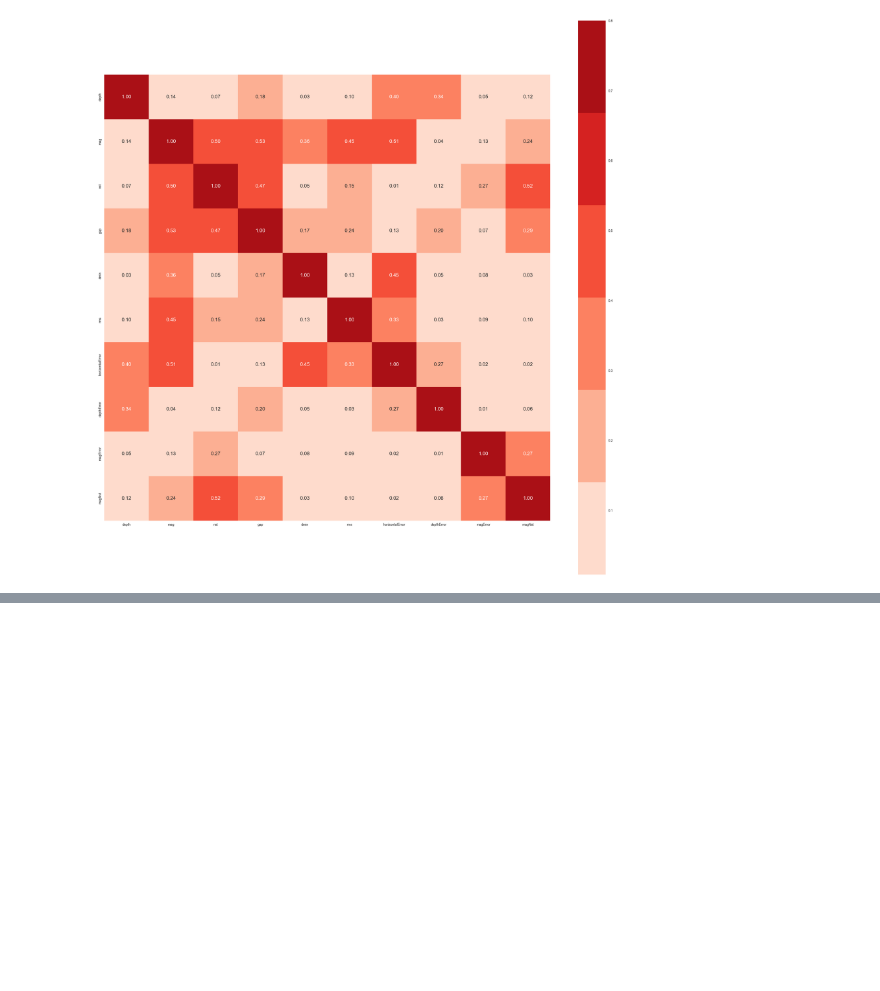
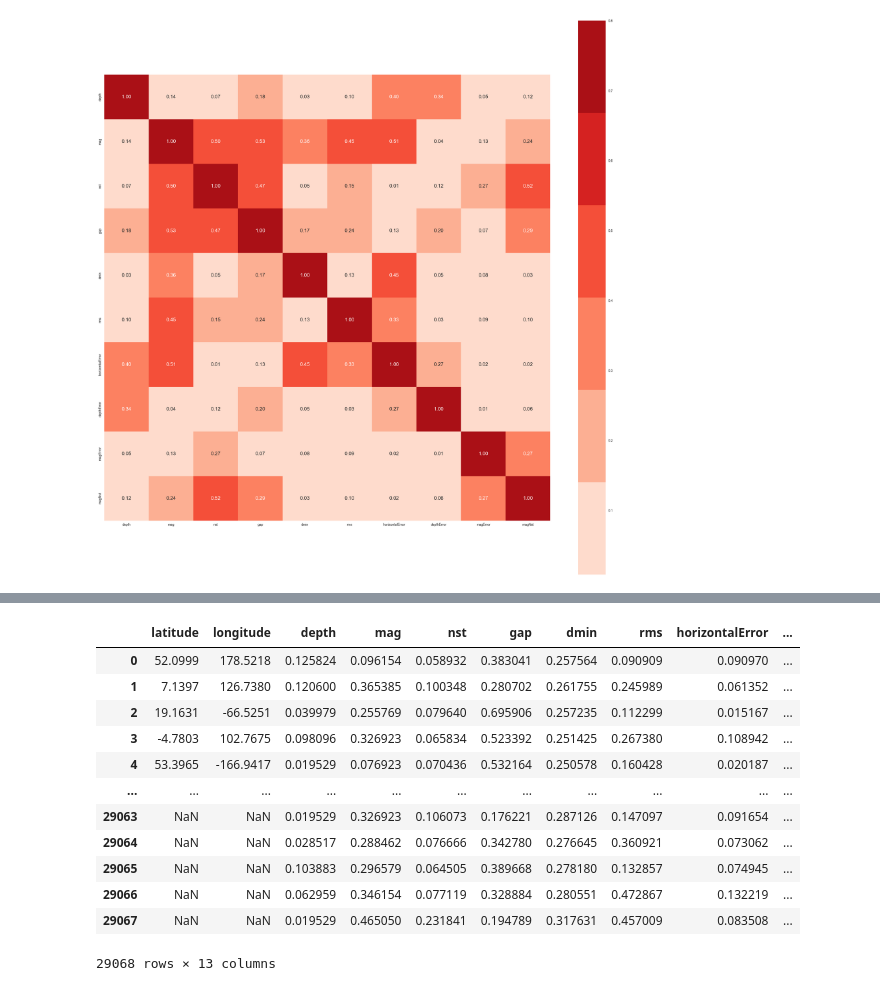
Before and after one commit to waiee/Earthquake_Prediction, a Jupyter notebook: preprocess.ipynb, the cells around one changed output, grey strips where cells are left out. Cells and saved outputs as stored; diff of their text form; code cells hidden in the pictures; blank space fills up the shorter version.

```diff
--- a/preprocess.ipynb
+++ b/preprocess.ipynb
@@ -279,0 +252,26 @@ resampled_df
+# %%
+# Reconstruct the resampled DataFrame with latitude and longitude as the first two columns
+resampled_df = pd.DataFrame(X_res, columns=features)
+
+# Insert latitude and longitude as the first and second columns
+resampled_df.insert(0, 'latitude', df_clustered["latitude"])
+resampled_df.insert(1, 'longitude', df_clustered["longitude"])
+
+# Add the resampled target to the DataFrame
+resampled_df["label"] = y_res
+
+resampled_df
+# %% [output]
+|  | latitude | longitude | depth | mag | nst | gap | dmin | rms | horizontalError | ... |
+| 0 | 52.0999 | 178.5218 | 0.125824 | 0.096154 | 0.058932 | 0.383041 | 0.257564 | 0.090909 | 0.090970 | ... |
+| 1 | 7.1397 | 126.7380 | 0.120600 | 0.365385 | 0.100348 | 0.280702 | 0.261755 | 0.245989 | 0.061352 | ... |
+| 2 | 19.1631 | -66.5251 | 0.039979 | 0.255769 | 0.079640 | 0.695906 | 0.257235 | 0.112299 | 0.015167 | ... |
+| 3 | -4.7803 | 102.7675 | 0.098096 | 0.326923 | 0.065834 | 0.523392 | 0.251425 | 0.267380 | 0.108942 | ... |
+| 4 | 53.3965 | -166.9417 | 0.019529 | 0.076923 | 0.070436 | 0.532164 | 0.250578 | 0.160428 | 0.020187 | ... |
+| ... | ... | ... | ... | ... | ... | ... | ... | ... | ... | ... |
+| 29063 | NaN | NaN | 0.019529 | 0.326923 | 0.106073 | 0.176221 | 0.287126 | 0.147097 | 0.091654 | ... |
+| 29064 | NaN | NaN | 0.028517 | 0.288462 | 0.076666 | 0.342780 | 0.276645 | 0.360921 | 0.073062 | ... |
+| 29065 | NaN | NaN | 0.103883 | 0.296579 | 0.064505 | 0.389668 | 0.278180 | 0.132857 | 0.074945 | ... |
+| 29066 | NaN | NaN | 0.062959 | 0.346154 | 0.077119 | 0.328884 | 0.280551 | 0.472867 | 0.132219 | ... |
+| 29067 | NaN | NaN | 0.019529 | 0.465050 | 0.231841 | 0.194789 | 0.317631 | 0.457009 | 0.083508 | ... |
+29068 rows × 13 columns
```
Also changed, not shown: parts of 1 cell of this notebook.
